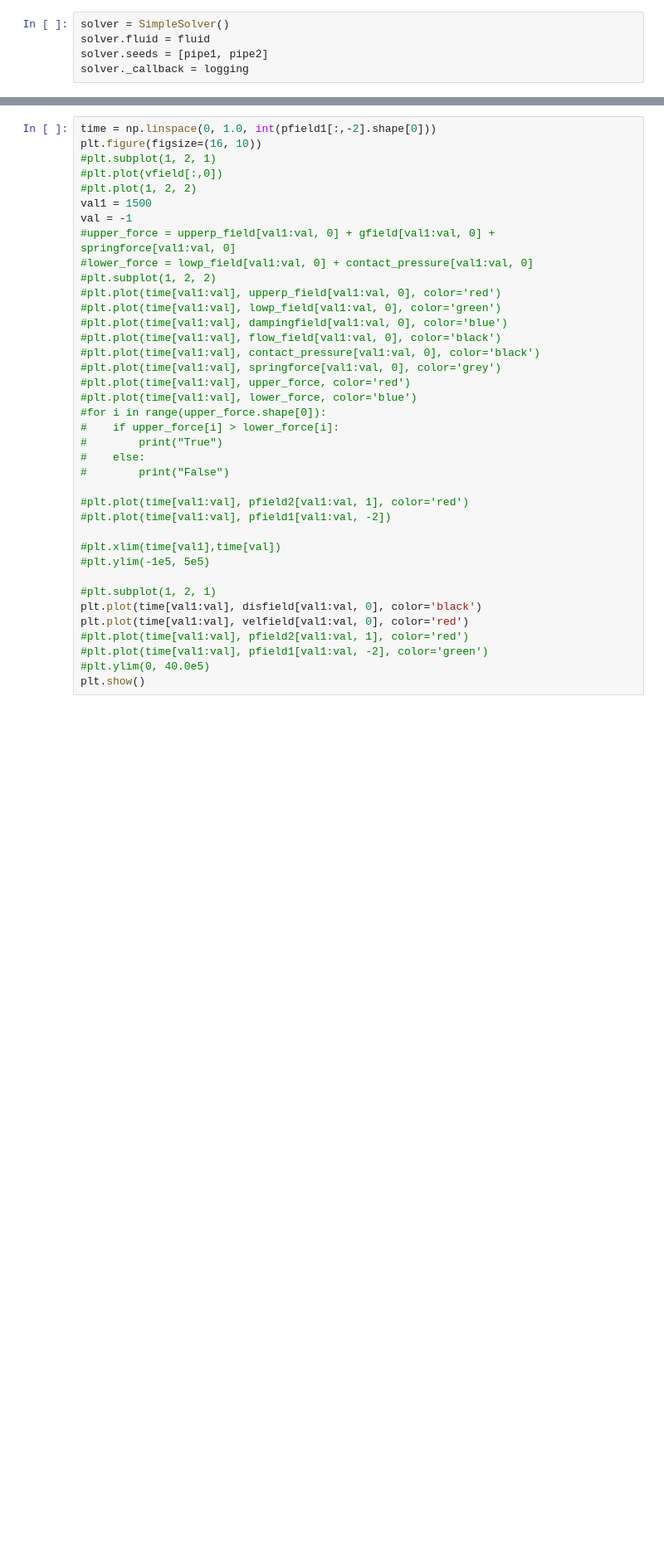
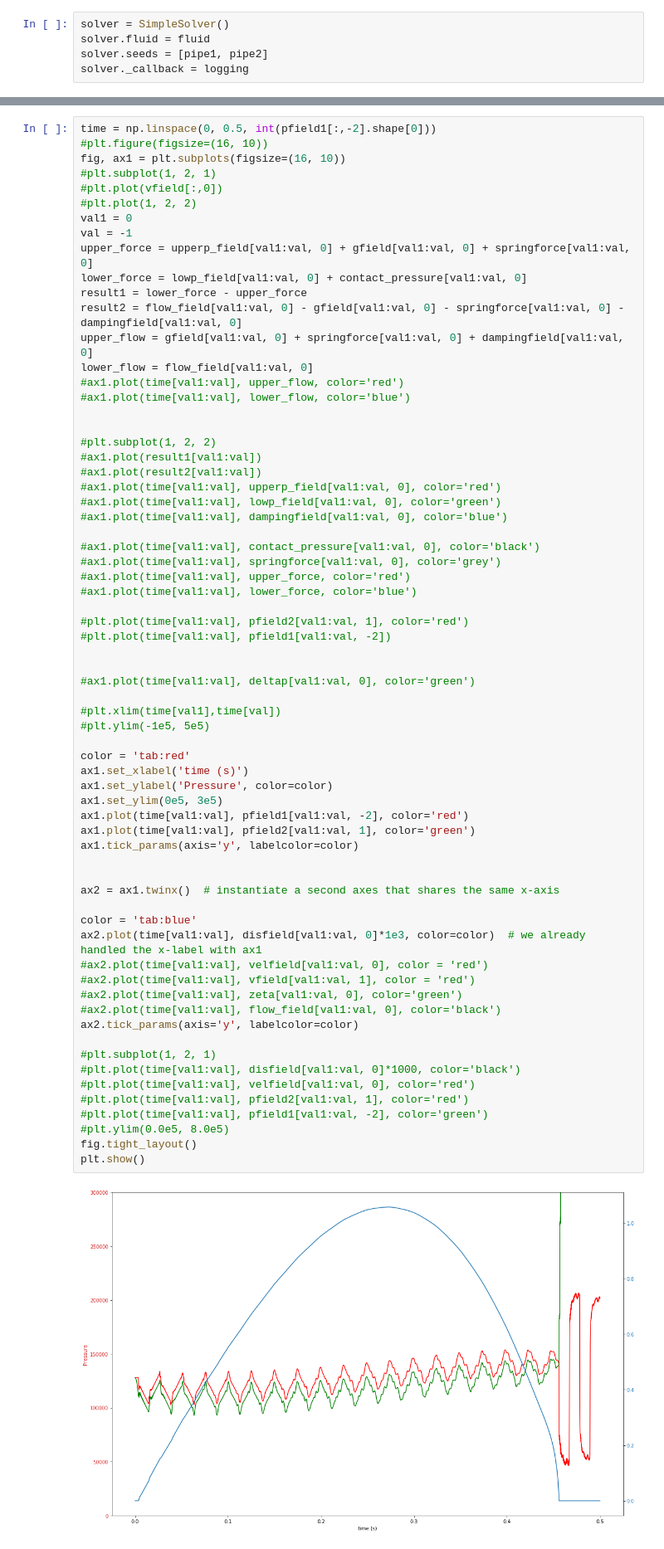
Before and after one commit to DHaspel/cavsim, a Jupyter notebook: jupyter/Test_Valve.ipynb, the cells around one changed output, grey strips where cells are left out. Shown: that part at 83% size. Cells and saved outputs as stored; diff of their text form; blank space fills up the shorter version.

```diff
--- a/jupyter/Test_Valve.ipynb
+++ b/jupyter/Test_Valve.ipynb
@@ -113,39 +135,70 @@ velfield = np.stack(velocity)
 # %%
-time = np.linspace(0, 1.0, int(pfield1[:,-2].shape[0]))
-plt.figure(figsize=(16, 10))
+time = np.linspace(0, 0.5, int(pfield1[:,-2].shape[0]))
+#plt.figure(figsize=(16, 10))
+fig, ax1 = plt.subplots(figsize=(16, 10))
 #plt.subplot(1, 2, 1)
 #plt.plot(vfield[:,0])
 #plt.plot(1, 2, 2)
-val1 = 1500
+val1 = 0
 val = -1
-#upper_force = upperp_field[val1:val, 0] + gfield[val1:val, 0] + springforce[val1:val, 0]
-#lower_force = lowp_field[val1:val, 0] + contact_pressure[val1:val, 0]
+upper_force = upperp_field[val1:val, 0] + gfield[val1:val, 0] + springforce[val1:val, 0]
+lower_force = lowp_field[val1:val, 0] + contact_pressure[val1:val, 0]
+result1 = lower_force - upper_force
+result2 = flow_field[val1:val, 0] - gfield[val1:val, 0] - springforce[val1:val, 0] - dampingfield[val1:val, 0]
+upper_flow = gfield[val1:val, 0] + springforce[val1:val, 0] + dampingfield[val1:val, 0]
+lower_flow = flow_field[val1:val, 0]
+#ax1.plot(time[val1:val], upper_flow, color='red')
+#ax1.plot(time[val1:val], lower_flow, color='blue')
+
+
 #plt.subplot(1, 2, 2)
-#plt.plot(time[val1:val], upperp_field[val1:val, 0], color='red')
-#plt.plot(time[val1:val], lowp_field[val1:val, 0], color='green')
-#plt.plot(time[val1:val], dampingfield[val1:val, 0], color='blue')
-#plt.plot(time[val1:val], flow_field[val1:val, 0], color='black')
-#plt.plot(time[val1:val], contact_pressure[val1:val, 0], color='black')
-#plt.plot(time[val1:val], springforce[val1:val, 0], color='grey')
-#plt.plot(time[val1:val], upper_force, color='red')
-#plt.plot(time[val1:val], lower_force, color='blue')
-#for i in range(upper_force.shape[0]):
-#    if upper_force[i] > lower_force[i]:
-#        print("True")
-#    else:
-#        print("False")
+#ax1.plot(result1[val1:val])
+#ax1.plot(result2[val1:val])
+#ax1.plot(time[val1:val], upperp_field[val1:val, 0], color='red')
+#ax1.plot(time[val1:val], lowp_field[val1:val, 0], color='green')
+#ax1.plot(time[val1:val], dampingfield[val1:val, 0], color='blue')
+
+#ax1.plot(time[val1:val], contact_pressure[val1:val, 0], color='black')
+#ax1.plot(time[val1:val], springforce[val1:val, 0], color='grey')
+#ax1.plot(time[val1:val], upper_force, color='red')
+#ax1.plot(time[val1:val], lower_force, color='blue')
 
 #plt.plot(time[val1:val], pfield2[val1:val, 1], color='red')
 #plt.plot(time[val1:val], pfield1[val1:val, -2])
 
+
+#ax1.plot(time[val1:val], deltap[val1:val, 0], color='green')
+
 #plt.xlim(time[val1],time[val])
 #plt.ylim(-1e5, 5e5)
 
+color = 'tab:red'
+ax1.set_xlabel('time (s)')
+ax1.set_ylabel('Pressure', color=color)
+ax1.set_ylim(0e5, 3e5)
+ax1.plot(time[val1:val], pfield1[val1:val, -2], color='red')
+ax1.plot(time[val1:val], pfield2[val1:val, 1], color='green')
+ax1.tick_params(axis='y', labelcolor=color)
+
+
+ax2 = ax1.twinx()  # instantiate a second axes that shares the same x-axis
+
+color = 'tab:blue'
+ax2.plot(time[val1:val], disfield[val1:val, 0]*1e3, color=color)  # we already handled the x-label with ax1
+#ax2.plot(time[val1:val], velfield[val1:val, 0], color = 'red')
+#ax2.plot(time[val1:val], vfield[val1:val, 1], color = 'red')
+#ax2.plot(time[val1:val], zeta[val1:val, 0], color='green')
+#ax2.plot(time[val1:val], flow_field[val1:val, 0], color='black')
+ax2.tick_params(axis='y', labelcolor=color)
+
 #plt.subplot(1, 2, 1)
-plt.plot(time[val1:val], disfield[val1:val, 0], color='black')
-plt.plot(time[val1:val], velfield[val1:val, 0], color='red')
+#plt.plot(time[val1:val], disfield[val1:val, 0]*1000, color='black')
+#plt.plot(time[val1:val], velfield[val1:val, 0], color='red')
 #plt.plot(time[val1:val], pfield2[val1:val, 1], color='red')
 #plt.plot(time[val1:val], pfield1[val1:val, -2], color='green')
-#plt.ylim(0, 40.0e5)
+#plt.ylim(0.0e5, 8.0e5)
+fig.tight_layout()
 plt.show()
+# %% [output]
+[figure, added]
 # %%
```
Also changed, not shown: parts of 33 cells of this notebook, 1 other file.
